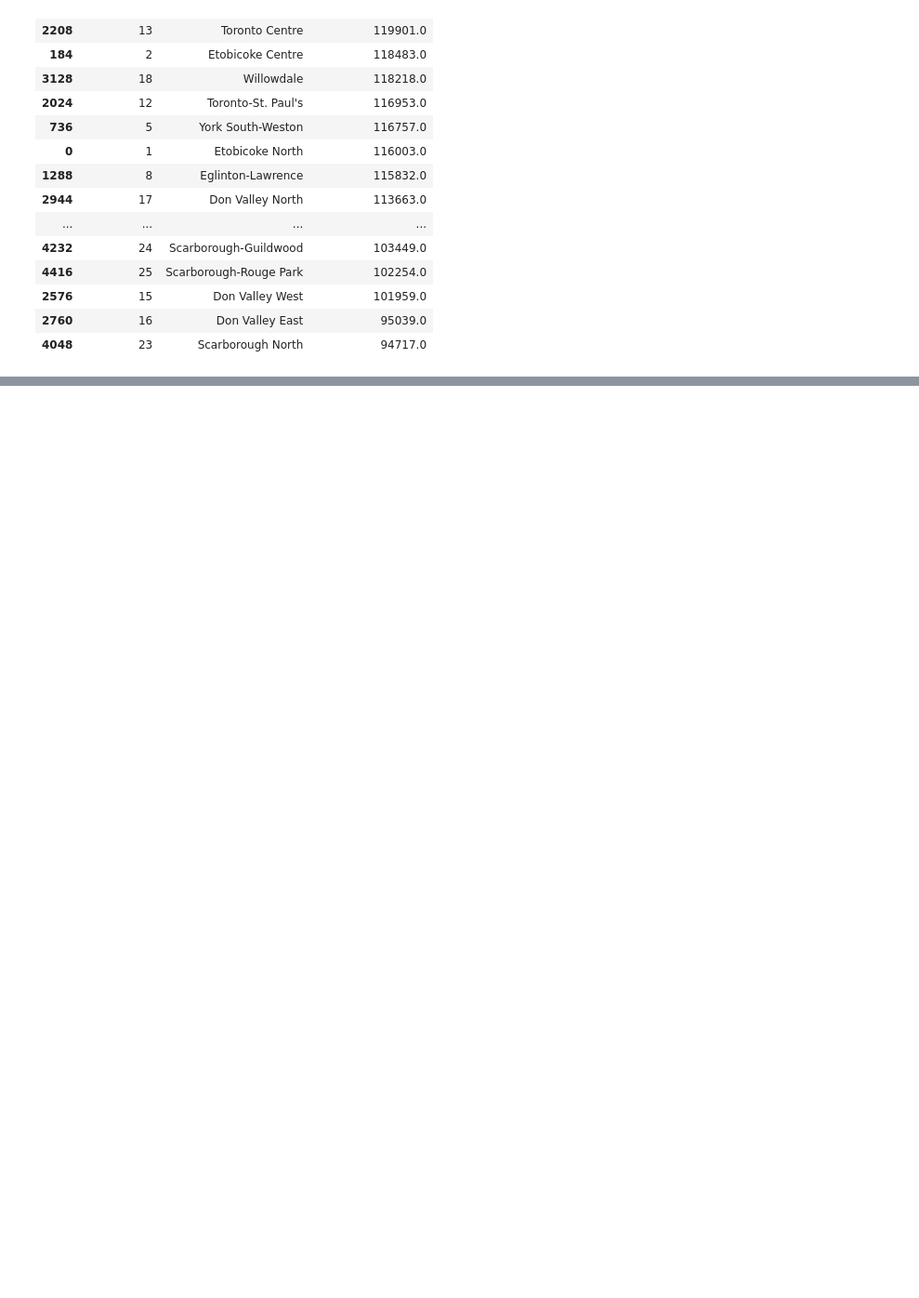
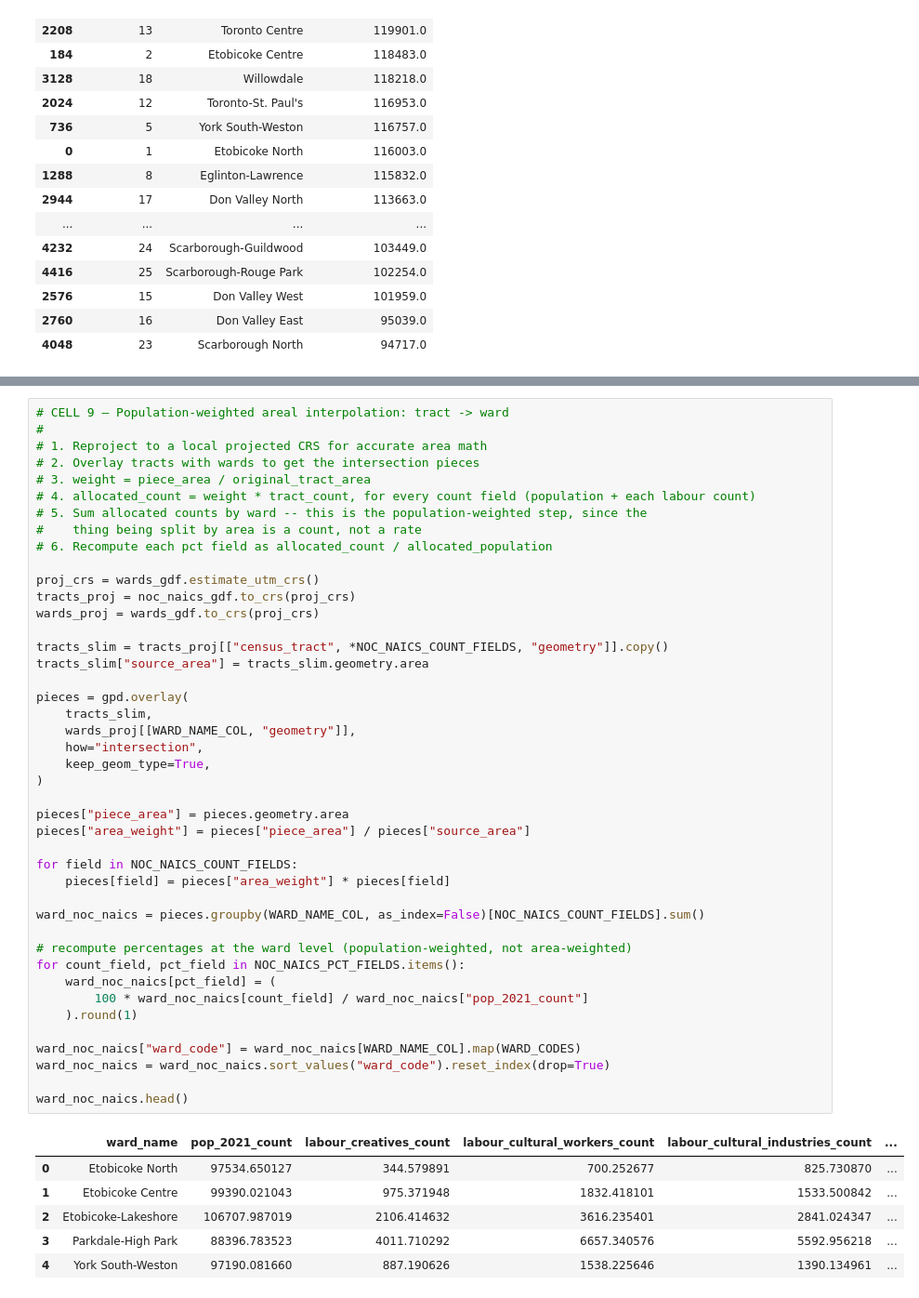
Before and after one commit to schoolofcities/eddit-tac, a Jupyter notebook: analysis/census/extract_census_wards.ipynb, the cells around one changed output, grey strips where cells are left out. Shown at 93% size. Saved outputs shown, nothing was run; the diff lists cells and outputs as text; blank space fills up the shorter version.

```diff
--- a/analysis/census/extract_census_wards.ipynb
+++ b/analysis/census/extract_census_wards.ipynb
@@ -515,0 +605,50 @@ Total Toronto population (sum of 25 wards): 2,794,356
+# %%
+# CELL 9 — Population-weighted areal interpolation: tract -> ward
+#
+# 1. Reproject to a local projected CRS for accurate area math
+# 2. Overlay tracts with wards to get the intersection pieces
+# 3. weight = piece_area / original_tract_area
+# 4. allocated_count = weight * tract_count, for every count field (population + each labour count)
+# 5. Sum allocated counts by ward -- this is the population-weighted step, since the
+#    thing being split by area is a count, not a rate
+# 6. Recompute each pct field as allocated_count / allocated_population
+
+proj_crs = wards_gdf.estimate_utm_crs()
+tracts_proj = noc_naics_gdf.to_crs(proj_crs)
+wards_proj = wards_gdf.to_crs(proj_crs)
+
+tracts_slim = tracts_proj[["census_tract", *NOC_NAICS_COUNT_FIELDS, "geometry"]].copy()
+tracts_slim["source_area"] = tracts_slim.geometry.area
+
+pieces = gpd.overlay(
+    tracts_slim,
+    wards_proj[[WARD_NAME_COL, "geometry"]],
+    how="intersection",
+    keep_geom_type=True,
+)
+
+pieces["piece_area"] = pieces.geometry.area
+pieces["area_weight"] = pieces["piece_area"] / pieces["source_area"]
+
+for field in NOC_NAICS_COUNT_FIELDS:
+    pieces[field] = pieces["area_weight"] * pieces[field]
+
+ward_noc_naics = pieces.groupby(WARD_NAME_COL, as_index=False)[NOC_NAICS_COUNT_FIELDS].sum()
+
+# recompute percentages at the ward level (population-weighted, not area-weighted)
+for count_field, pct_field in NOC_NAICS_PCT_FIELDS.items():
+    ward_noc_naics[pct_field] = (
+        100 * ward_noc_naics[count_field] / ward_noc_naics["pop_2021_count"]
+    ).round(1)
+
+ward_noc_naics["ward_code"] = ward_noc_naics[WARD_NAME_COL].map(WARD_CODES)
+ward_noc_naics = ward_noc_naics.sort_values("ward_code").reset_index(drop=True)
+
+ward_noc_naics.head()
+# %% [output]
+|  | ward_name | pop_2021_count | labour_creatives_count | labour_cultural_workers_count | labour_cultural_industries_count | ... |
+| 0 | Etobicoke North | 97534.650127 | 344.579891 | 700.252677 | 825.730870 | ... |
+| 1 | Etobicoke Centre | 99390.021043 | 975.371948 | 1832.418101 | 1533.500842 | ... |
+| 2 | Etobicoke-Lakeshore | 106707.987019 | 2106.414632 | 3616.235401 | 2841.024347 | ... |
+| 3 | Parkdale-High Park | 88396.783523 | 4011.710292 | 6657.340576 | 5592.956218 | ... |
+| 4 | York South-Weston | 97190.081660 | 887.190626 | 1538.225646 | 1390.134961 | ... |
```
Also changed, not shown: parts of 5 cells of this notebook, 1 other file.
